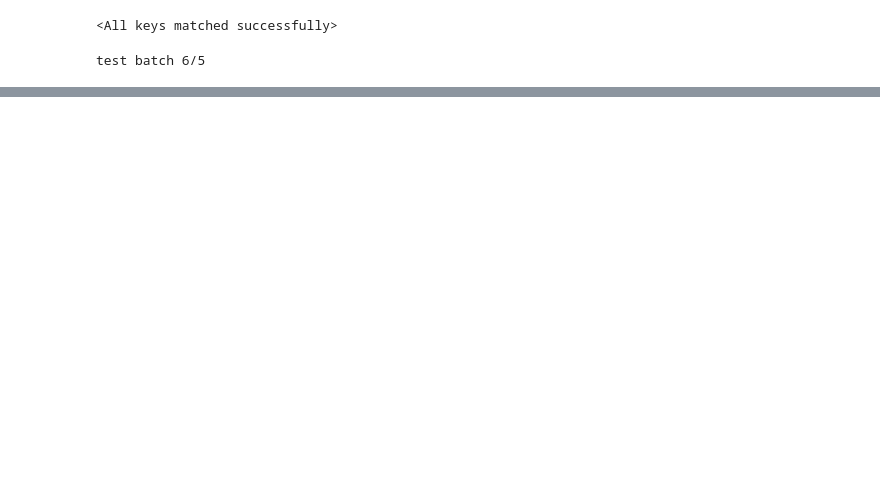
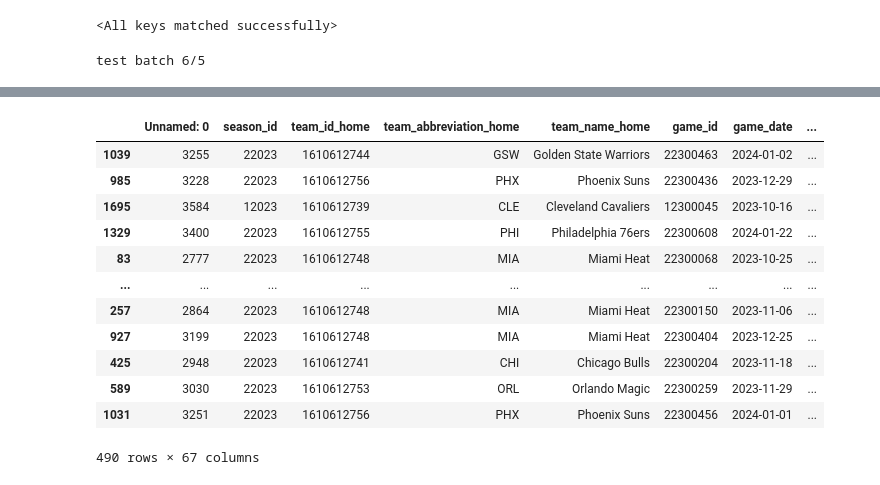
Before and after one commit to UlyssesLin/CPSC5830, a Jupyter notebook: val_model.ipynb, the cells around one changed output, grey strips where cells are left out. Saved outputs shown, nothing was run; the diff lists cells and outputs as text; code cells hidden in the pictures; blank space fills up the shorter version.

```diff
--- a/val_model.ipynb
+++ b/val_model.ipynb
@@ -118,0 +185,16 @@ matches
+# %%
+match_pred.loc[match_pred['correct'] == 1]
+# %% [output]
+|  | Unnamed: 0 | season_id | team_id_home | team_abbreviation_home | team_name_home | game_id | game_date | ... |
+| 1039 | 3255 | 22023 | 1610612744 | GSW | Golden State Warriors | 22300463 | 2024-01-02 | ... |
+| 985 | 3228 | 22023 | 1610612756 | PHX | Phoenix Suns | 22300436 | 2023-12-29 | ... |
+| 1695 | 3584 | 12023 | 1610612739 | CLE | Cleveland Cavaliers | 12300045 | 2023-10-16 | ... |
+| 1329 | 3400 | 22023 | 1610612755 | PHI | Philadelphia 76ers | 22300608 | 2024-01-22 | ... |
+| 83 | 2777 | 22023 | 1610612748 | MIA | Miami Heat | 22300068 | 2023-10-25 | ... |
+| ... | ... | ... | ... | ... | ... | ... | ... | ... |
+| 257 | 2864 | 22023 | 1610612748 | MIA | Miami Heat | 22300150 | 2023-11-06 | ... |
+| 927 | 3199 | 22023 | 1610612748 | MIA | Miami Heat | 22300404 | 2023-12-25 | ... |
+| 425 | 2948 | 22023 | 1610612741 | CHI | Chicago Bulls | 22300204 | 2023-11-18 | ... |
+| 589 | 3030 | 22023 | 1610612753 | ORL | Orlando Magic | 22300259 | 2023-11-29 | ... |
+| 1031 | 3251 | 22023 | 1610612756 | PHX | Phoenix Suns | 22300456 | 2024-01-01 | ... |
+490 rows × 67 columns
```
Also changed, not shown: parts of 21 cells of this notebook.
